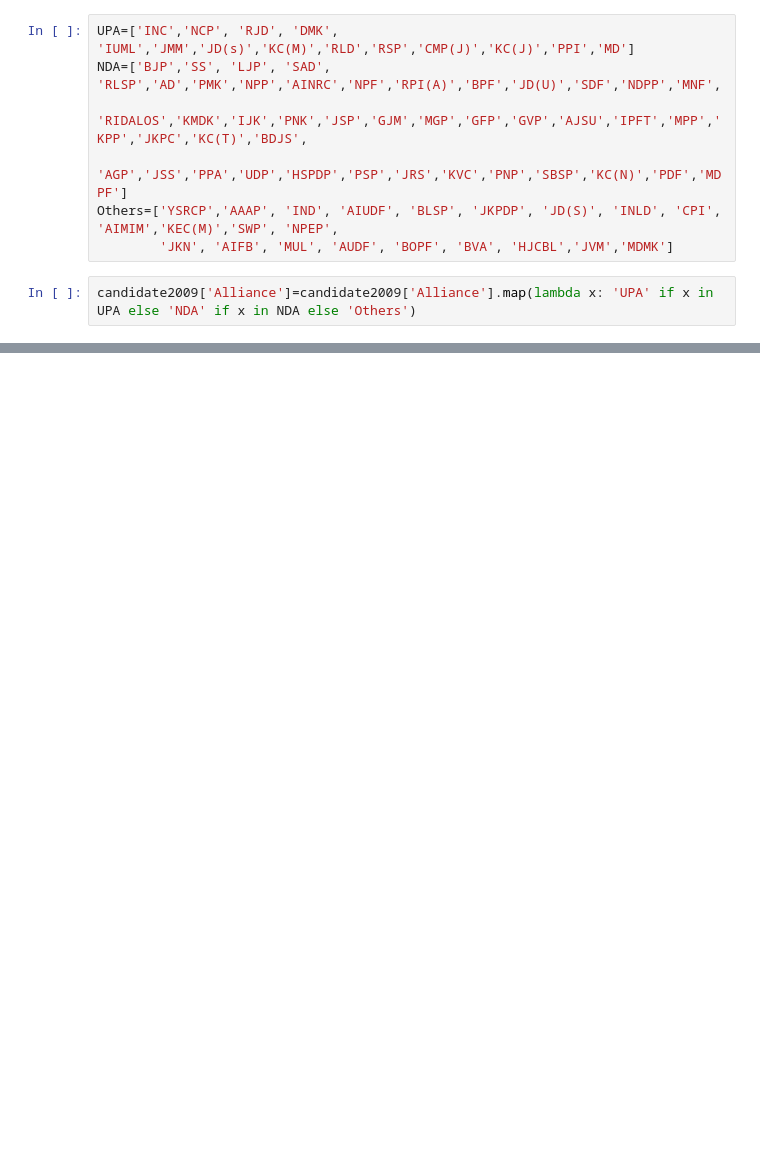
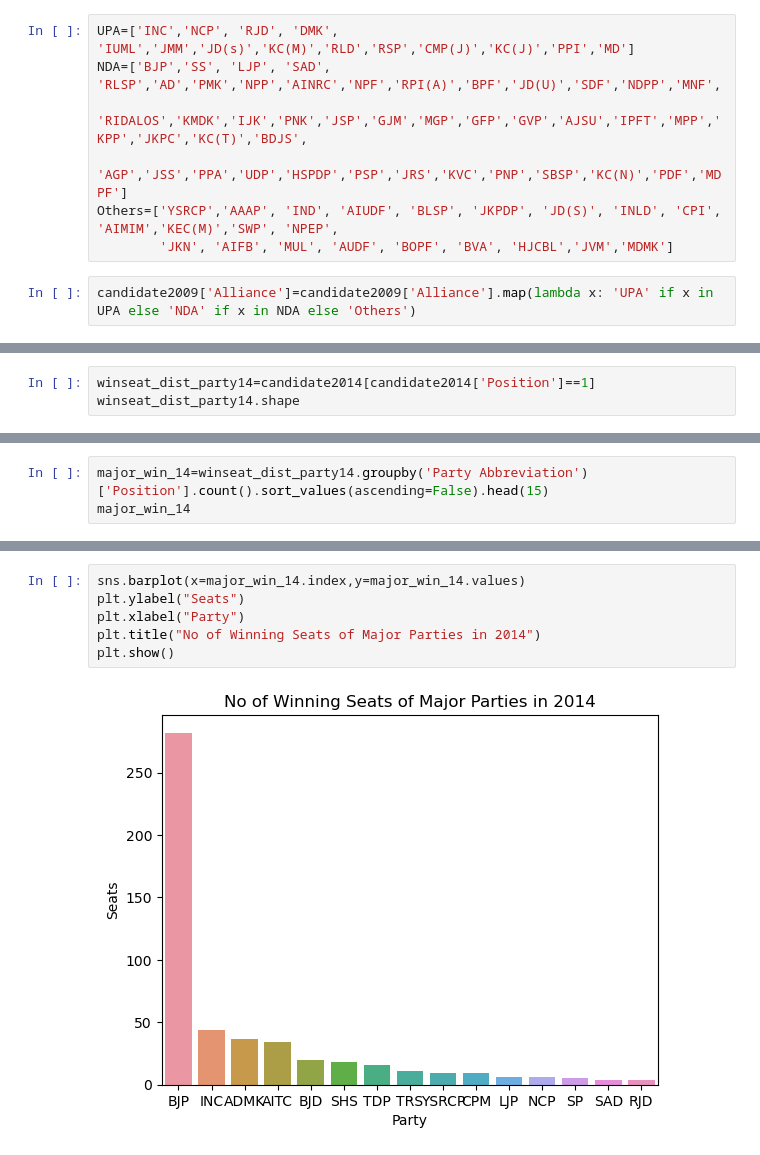
Before and after one commit to vikramrahane/DAI, a Jupyter notebook: Data_Analytics/Lab_Assignment/Q5.ipynb, the cells around one changed output, grey strips where cells are left out. Cells and saved outputs as stored; diff of their text form; blank space fills up the shorter version.

```diff
--- a/Data_Analytics/Lab_Assignment/Q5.ipynb
+++ b/Data_Analytics/Lab_Assignment/Q5.ipynb
@@ -96,0 +103,3 @@ candidate2014.head()
+# %%
+winseat_dist_party14=candidate2014[candidate2014['Position']==1]
+winseat_dist_party14.shape
@@ -96,0 +166,3 @@ candidate2014.head()
+# %%
+major_win_14=winseat_dist_party14.groupby('Party Abbreviation')['Position'].count().sort_values(ascending=False).head(15)
+major_win_14
@@ -96,0 +187,8 @@ candidate2014.head()
+# %%
+sns.barplot(x=major_win_14.index,y=major_win_14.values)
+plt.ylabel("Seats")
+plt.xlabel("Party")
+plt.title("No of Winning Seats of Major Parties in 2014")
+plt.show()
+# %% [output]
+[figure, added]
```
Also changed, not shown: parts of 39 cells of this notebook.
